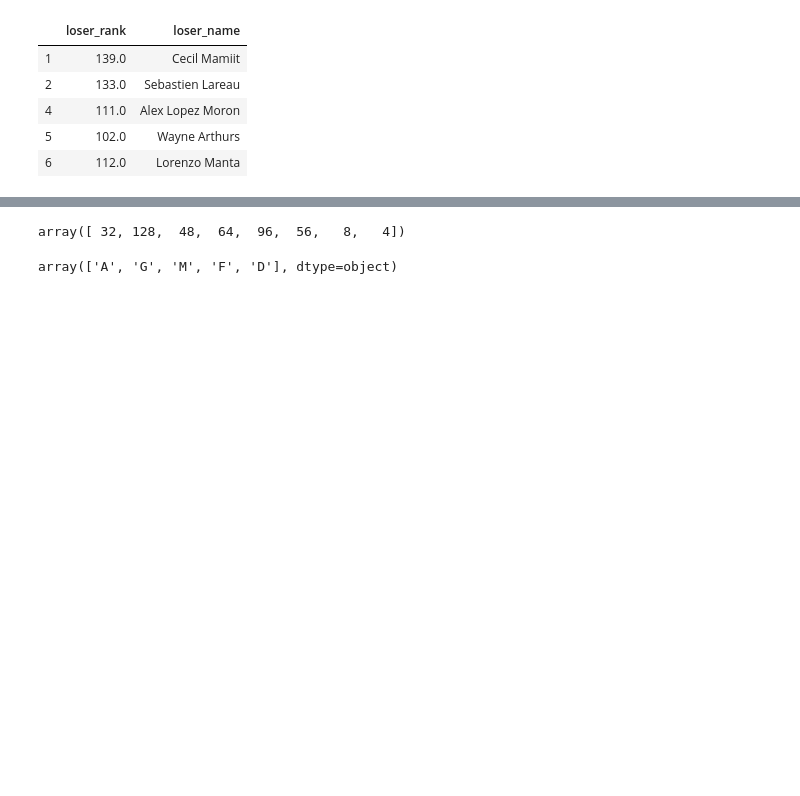
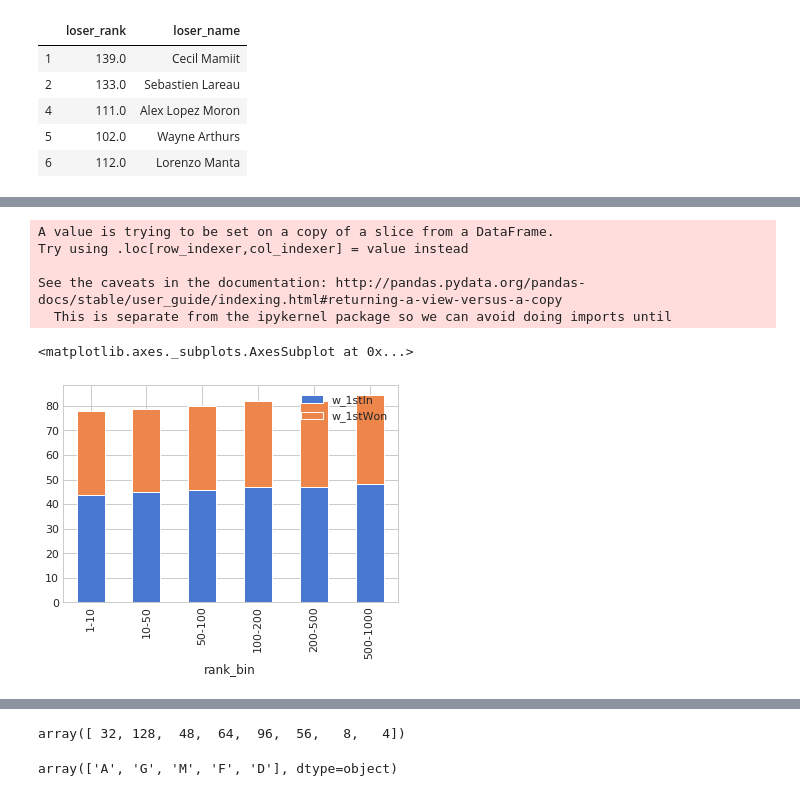
Before and after one commit to tomasojea/Tennis-EDA, a Jupyter notebook: experimentation_EDA.ipynb, the cells around one changed output, grey strips where cells are left out. Cells and saved outputs as stored; diff of their text form; code cells hidden in the pictures; blank space fills up the shorter version.

```diff
--- a/experimentation_EDA.ipynb
+++ b/experimentation_EDA.ipynb
@@ -174,0 +196,19 @@ draw_size_by_surface.plot('surface', kind='bar', title='Average of draw size on
+# %%
+# bin on winner_rank and take the mean of w_1stIn and  w_1stWon and stack them
+df_w['rank_bin']=pd.cut(x=df['winner_rank'], bins=[1,10,50,100,200,500,1000],
+                        labels=["1-10", "10-50", "50-100","100-200","200-500","500-1000"])
+
+
+x = df_w[['rank_bin','w_1stIn','w_1stWon']]
+y = x.set_index('rank_bin')
+z = y.groupby('rank_bin').mean()
+
+z.plot.bar(stacked=True)
+# %% [output]
+A value is trying to be set on a copy of a slice from a DataFrame.
+Try using .loc[row_indexer,col_indexer] = value instead
+
+See the caveats in the documentation: http://pandas.pydata.org/pandas-docs/stable/user_guide/indexing.html#returning-a-view-versus-a-copy
+  This is separate from the ipykernel package so we can avoid doing imports until
+<matplotlib.axes._subplots.AxesSubplot at 0x...>
+[figure, added]
```
Also changed, not shown: parts of 28 cells of this notebook.
